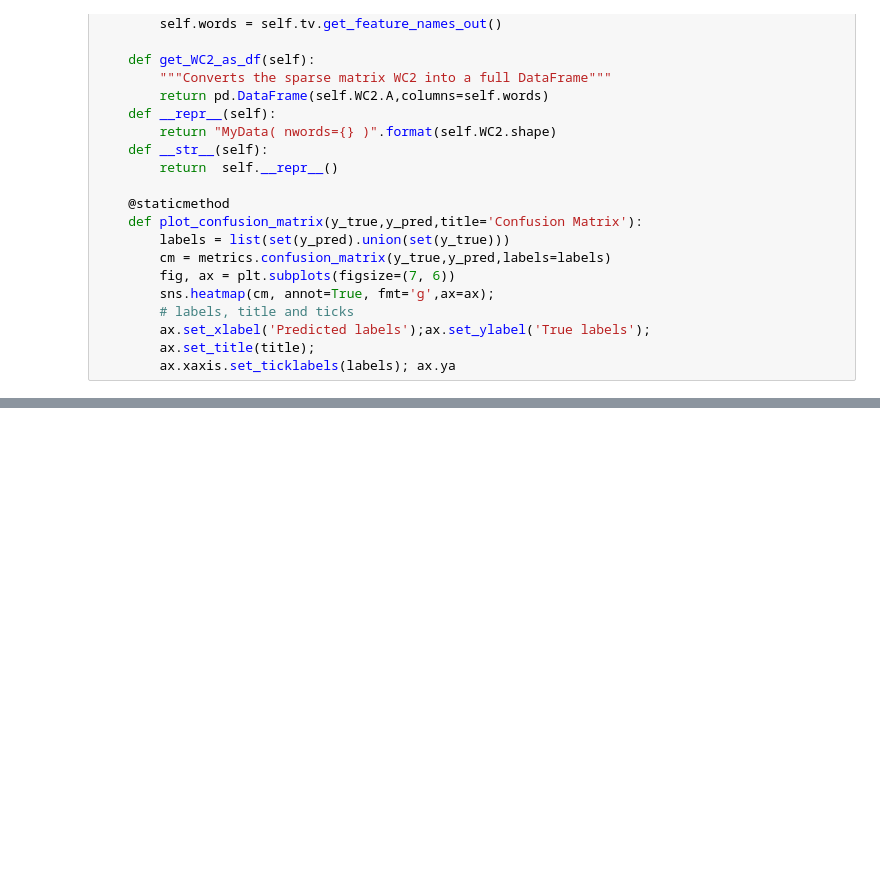
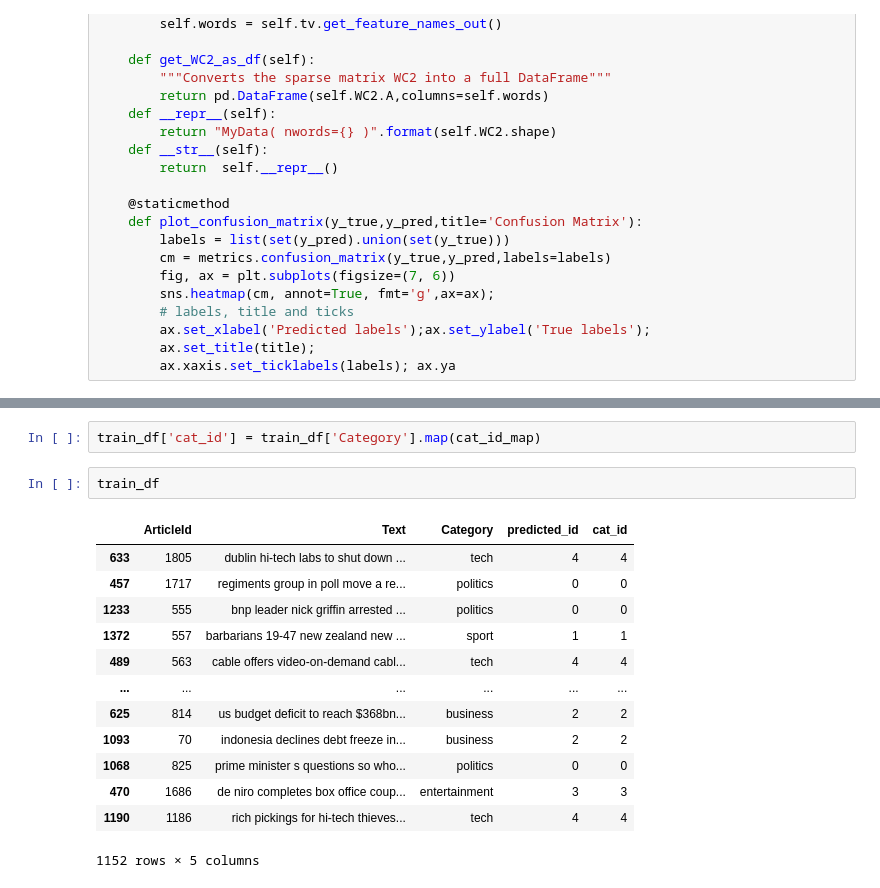
Before and after one commit to Sud-ranjan/bbc_news_classification, a Jupyter notebook: data_preprocessor.ipynb, the cells around one changed output, grey strips where cells are left out. Drawn from its saved outputs; the diff is of its cells as text; blank space fills up the shorter version.

```diff
--- a/data_preprocessor.ipynb
+++ b/data_preprocessor.ipynb
@@ -174,0 +198,18 @@ WC2 in test_data data set has size: (735, 5376)
+# %%
+train_df['cat_id'] = train_df['Category'].map(cat_id_map)
+# %%
+train_df
+# %% [output]
+|  | ArticleId | Text | Category | predicted_id | cat_id |
+| 633 | 1805 | dublin hi-tech labs to shut down ... | tech | 4 | 4 |
+| 457 | 1717 | regiments group in poll move a re... | politics | 0 | 0 |
+| 1233 | 555 | bnp leader nick griffin arrested ... | politics | 0 | 0 |
+| 1372 | 557 | barbarians 19-47 new zealand new ... | sport | 1 | 1 |
+| 489 | 563 | cable offers video-on-demand cabl... | tech | 4 | 4 |
+| ... | ... | ... | ... | ... | ... |
+| 625 | 814 | us budget deficit to reach $368bn... | business | 2 | 2 |
+| 1093 | 70 | indonesia declines debt freeze in... | business | 2 | 2 |
+| 1068 | 825 | prime minister s questions so who... | politics | 0 | 0 |
+| 470 | 1686 | de niro completes box office coup... | entertainment | 3 | 3 |
+| 1190 | 1186 | rich pickings for hi-tech thieves... | tech | 4 | 4 |
+1152 rows × 5 columns
```
Also changed, not shown: parts of 11 cells of this notebook, 2 other files.
